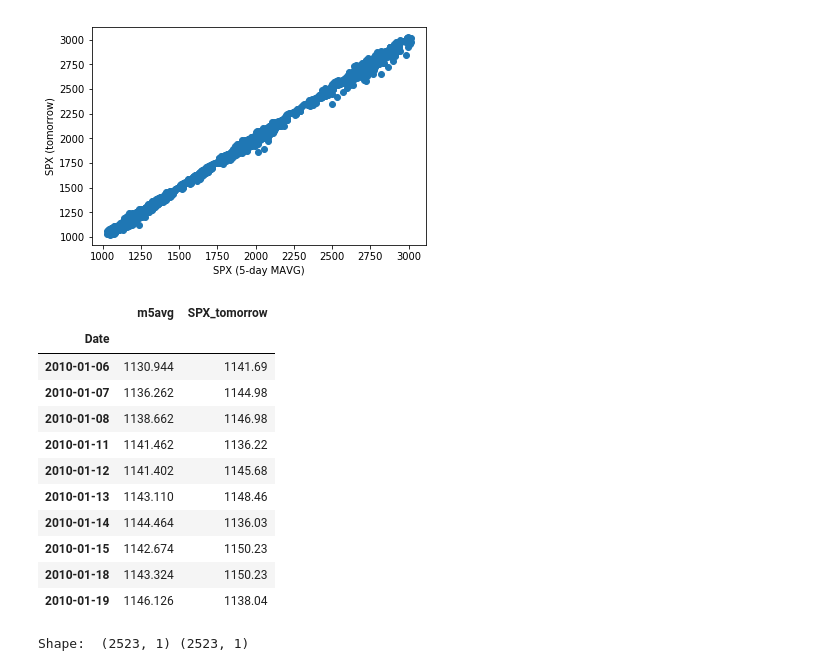
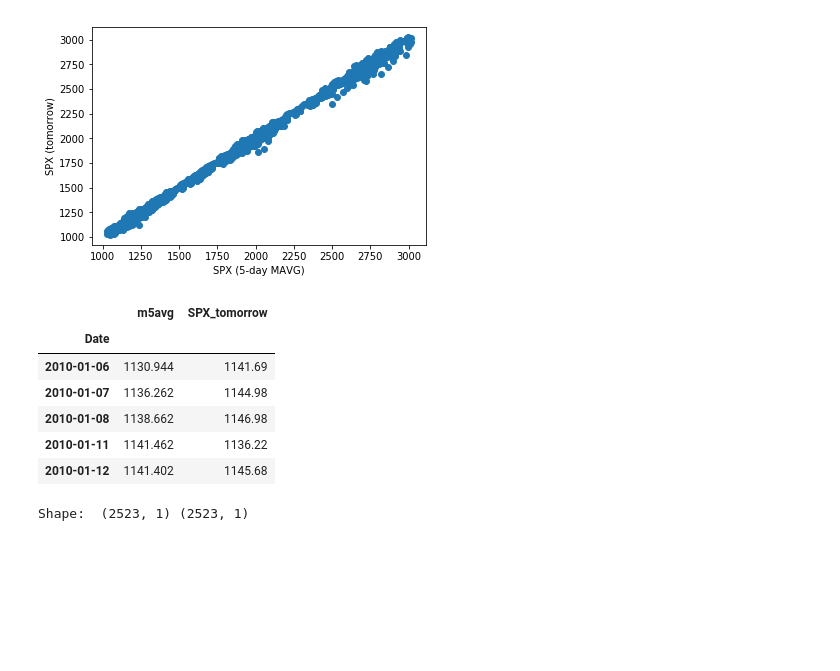
Before and after one commit to blake2323/VIX-vs-SPX-a, a Jupyter notebook: buy_conf.ipynb, the cells around one changed output. Drawn from its saved outputs; the diff is of its cells as text; code cells hidden in the pictures; blank space fills up the shorter version.

```diff
--- a/buy_conf.ipynb
+++ b/buy_conf.ipynb
@@ -415,20 +414,15 @@ Text(0, 0.5, 'SPX (tomorrow)')
 # print(f"Mean Squared Error (MSE): {mse}")
 # print(f"R-squared (R2 ): {r2}")
 # %%
-spx_5day_df.head(10)
+spx_5day_df.head()
 # %% [output]
 |  | m5avg | SPX_tomorrow |
 | Date |  |  |
 | 2010-01-06 | 1130.944 | 1141.69 |
 | 2010-01-07 | 1136.262 | 1144.98 |
 | 2010-01-08 | 1138.662 | 1146.98 |
 | 2010-01-11 | 1141.462 | 1136.22 |
 | 2010-01-12 | 1141.402 | 1145.68 |
-| 2010-01-13 | 1143.110 | 1148.46 |
-| 2010-01-14 | 1144.464 | 1136.03 |
-| 2010-01-15 | 1142.674 | 1150.23 |
-| 2010-01-18 | 1143.324 | 1150.23 |
-| 2010-01-19 | 1146.126 | 1138.04 |
 # %%
 # #split into train and validation (test)
 # train = spx_5day_df[:1983]
```
Also changed, not shown: parts of 10 cells of this notebook, 1 other file.
